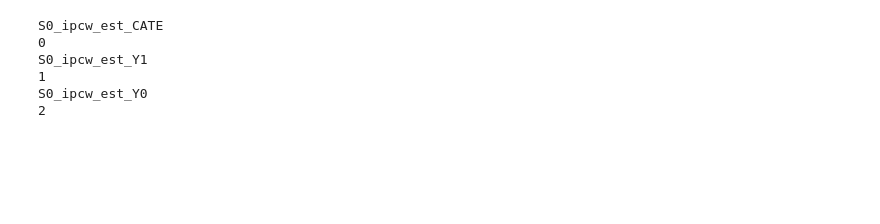
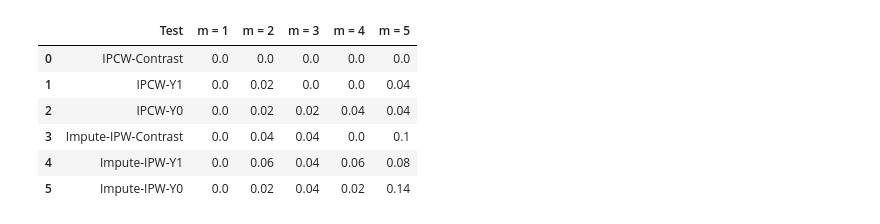
Before and after one commit to demireal/censored-mmr, a Jupyter notebook: main.ipynb, the cells around one changed output. Cells and saved outputs as stored; diff of their text form; code cells hidden in the pictures; blank space fills up the shorter version.

```diff
--- a/main.ipynb
+++ b/main.ipynb
@@ -92,32 +78,22 @@ df_combined
-# %%
-test_signals = {'Contrast': ['S0_ipcw_est_CATE', 'S1_ipcw_est_CATE'],
-                'Y1': ['S0_ipcw_est_Y1', 'S1_ipcw_est_Y1'],
-                'Y0': ['S0_ipcw_est_Y0', 'S1_ipcw_est_Y0'],}
-
-
-for key_ind, key in tqdm(enumerate(test_signals)):
-    print(test_signals[key][0])
-    print(key_ind)
-# %% [output]
-S0_ipcw_est_CATE
-0
-S0_ipcw_est_Y1
-1
-S0_ipcw_est_Y0
-2
 # %%
 save_df = False
 B = 100  # num. samples to model the null distribution in every single run
 
-num_exp = 5
-m_arr = [1, 2, 3, 4, 5, 6, 7, 8, 9, 10]  # multiplier to get the observational study size.
-test_signals = {'Contrast': ['S0_ipcw_est_CATE', 'S1_ipcw_est_CATE'],
-                'Y1': ['S0_ipcw_est_Y1', 'S1_ipcw_est_Y1'],
-                'Y0': ['S0_ipcw_est_Y0', 'S1_ipcw_est_Y0'],}
-
+num_exp = 50
+m_arr = [1, 2, 3, 4, 5]  # multiplier to get the observational study size.
+#m_arr = [1, 2, 3, 4, 5, 6, 7, 8, 9, 10]  # multiplier to get the observational study size.
+test_signals = {'IPCW-Contrast': ['S0_ipcw_est_CATE', 'S1_ipcw_est_CATE'],
+                'IPCW-Y1': ['S0_ipcw_est_Y1', 'S1_ipcw_est_Y1'],
+                'IPCW-Y0': ['S0_ipcw_est_Y0', 'S1_ipcw_est_Y0'],
+                'Impute-IPW-Contrast': ['S0_impute_ipw_est_Y0', 'S1_impute_ipw_est_Y0'],
+                'Impute-IPW-Y1': ['S0_impute_ipw_est_Y0', 'S1_impute_ipw_est_Y0'],
+                'Impute-IPW-Y0': ['S0_impute_ipw_est_Y0', 'S1_impute_ipw_est_Y0'],}
 
 mmr_results = np.zeros((len(test_signals), len(m_arr), num_exp))
 mmr_pvals = np.zeros((len(test_signals), len(m_arr), num_exp))
+
+m_cols = ['m = ' + str(m) for m in m_arr]
+mmr_results_df = pd.DataFrame(columns=['Test'] + m_cols, index=range(len(test_signals)))
 
 for mind, m in enumerate(m_arr):
     obs_size = rct_size * m
@@ -143,7 +119,15 @@ for mind, m in enumerate(m_arr):
 
         ipcw_est(df_combined, S=0)
         ipcw_est(df_combined, S=1)
+        ipw_impute_est(df_combined, S=0)
+        ipw_impute_est(df_combined, S=1)
 
         for kind, key in enumerate(test_signals):
             signal0, signal1 = test_signals[key][0], test_signals[key][1]
-            mmr_results[kind, mind, nind], mmr_pvals[kind, mind, nind] = mmr_test(df_combined, cov_list, B, rbf_kernel, signal0, signal1)
+            mmr_results[kind, mind, nind], mmr_pvals[kind, mind, nind] = mmr_test(df_combined, cov_list, B, laplacian_kernel, signal0, signal1)
+
+
+for kind, key in enumerate(test_signals):
+    for mind, m_col in enumerate(m_cols):
+        mmr_results_df.loc[kind, 'Test'] = key
+        mmr_results_df.loc[kind, m_col] = mmr_results[kind, mind, :].mean()
@@ -156 +134,11 @@ mmr_pvals.mean(axis=1)
+# %%
+mmr_results_df
+# %% [output]
+|  | Test | m = 1 | m = 2 | m = 3 | m = 4 | m = 5 |
+| 0 | IPCW-Contrast | 0.0 | 0.0 | 0.0 | 0.0 | 0.0 |
+| 1 | IPCW-Y1 | 0.0 | 0.02 | 0.0 | 0.0 | 0.04 |
+| 2 | IPCW-Y0 | 0.0 | 0.02 | 0.02 | 0.04 | 0.04 |
+| 3 | Impute-IPW-Contrast | 0.0 | 0.04 | 0.04 | 0.0 | 0.1 |
+| 4 | Impute-IPW-Y1 | 0.0 | 0.06 | 0.04 | 0.06 | 0.08 |
+| 5 | Impute-IPW-Y0 | 0.0 | 0.02 | 0.04 | 0.02 | 0.14 |
 # %%
```
Also changed, not shown: parts of 6 cells of this notebook, 11 other files.
